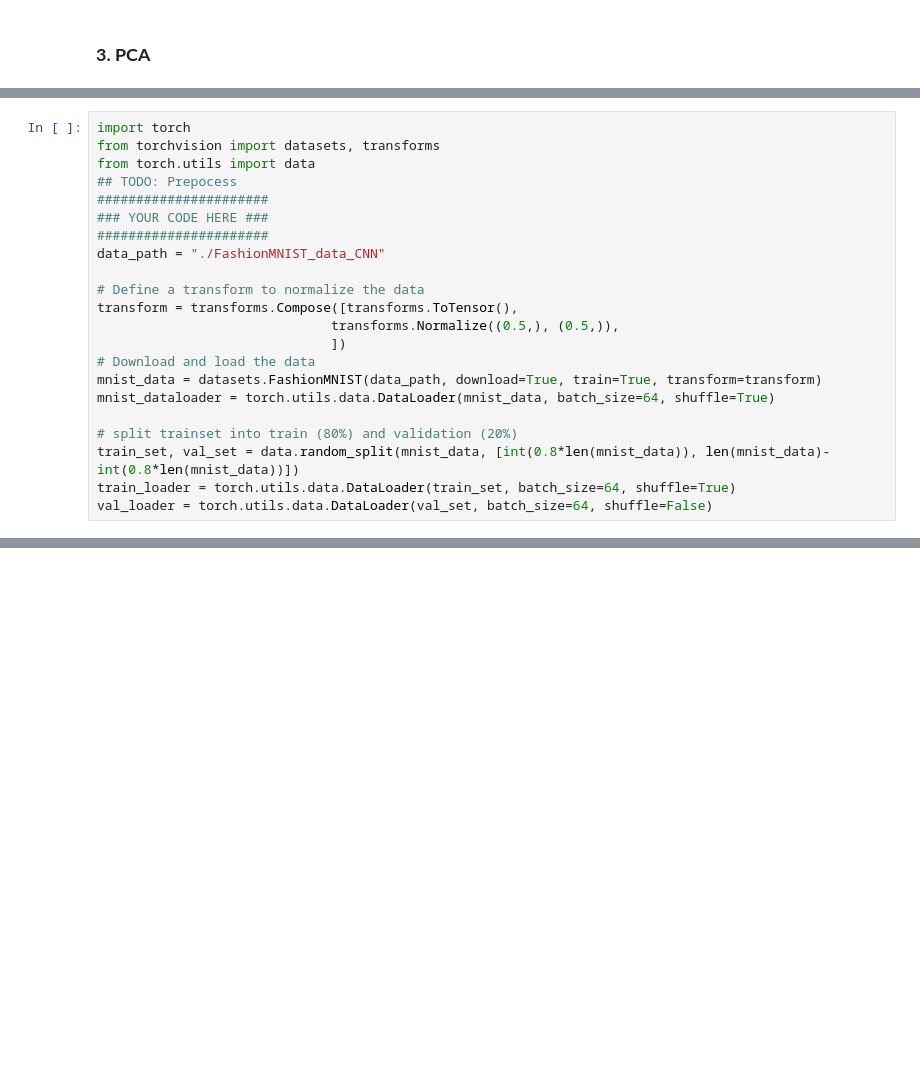
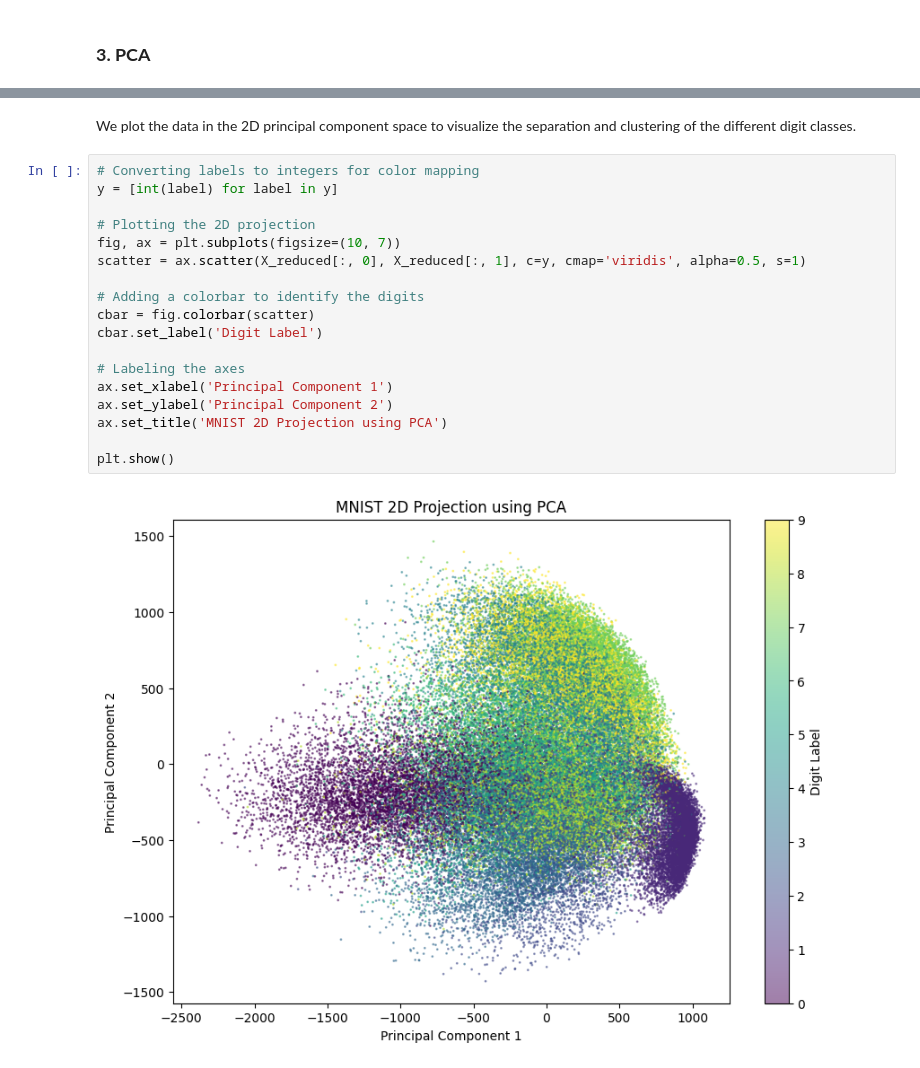
Before and after one commit to Amit-Bruhim/MNIST-Dimensionality-Reduction, a Jupyter notebook: src/pca_mnist_implementation.ipynb, the cells around one changed output, grey strips where cells are left out. Saved outputs shown, nothing was run; the diff lists cells and outputs as text; blank space fills up the shorter version.

```diff
--- a/src/pca_mnist_implementation.ipynb
+++ b/src/pca_mnist_implementation.ipynb
@@ -710,22 +19,0 @@ To get full points in this part: make sure you implement the model architecture
-# %%
-import torch
-from torchvision import datasets, transforms
-from torch.utils import data
-## TODO: Prepocess
-######################
-### YOUR CODE HERE ###
-######################
-data_path = "./FashionMNIST_data_CNN"
-
-# Define a transform to normalize the data
-transform = transforms.Compose([transforms.ToTensor(),
-                              transforms.Normalize((0.5,), (0.5,)),
-                              ])
-# Download and load the data
-mnist_data = datasets.FashionMNIST(data_path, download=True, train=True, transform=transform)
-mnist_dataloader = torch.utils.data.DataLoader(mnist_data, batch_size=64, shuffle=True)
-
-# split trainset into train (80%) and validation (20%)
-train_set, val_set = data.random_split(mnist_data, [int(0.8*len(mnist_data)), len(mnist_data)-int(0.8*len(mnist_data))])
-train_loader = torch.utils.data.DataLoader(train_set, batch_size=64, shuffle=True)
-val_loader = torch.utils.data.DataLoader(val_set, batch_size=64, shuffle=False)
@@ -844,0 +66,22 @@ predict_and_save(best_model, test_path="FashionMNIST_test.pth", file_name="predi
+# %% [markdown]
+We plot the data in the 2D principal component space to visualize the separation and clustering of the different digit classes.
+# %%
+# Converting labels to integers for color mapping
+y = [int(label) for label in y]
+
+# Plotting the 2D projection
+fig, ax = plt.subplots(figsize=(10, 7))
+scatter = ax.scatter(X_reduced[:, 0], X_reduced[:, 1], c=y, cmap='viridis', alpha=0.5, s=1)
+
+# Adding a colorbar to identify the digits
+cbar = fig.colorbar(scatter)
+cbar.set_label('Digit Label')
+
+# Labeling the axes
+ax.set_xlabel('Principal Component 1')
+ax.set_ylabel('Principal Component 2')
+ax.set_title('MNIST 2D Projection using PCA')
+
+plt.show()
+# %% [output]
+[figure, added]
```
Also changed, not shown: parts of 103 cells of this notebook.
